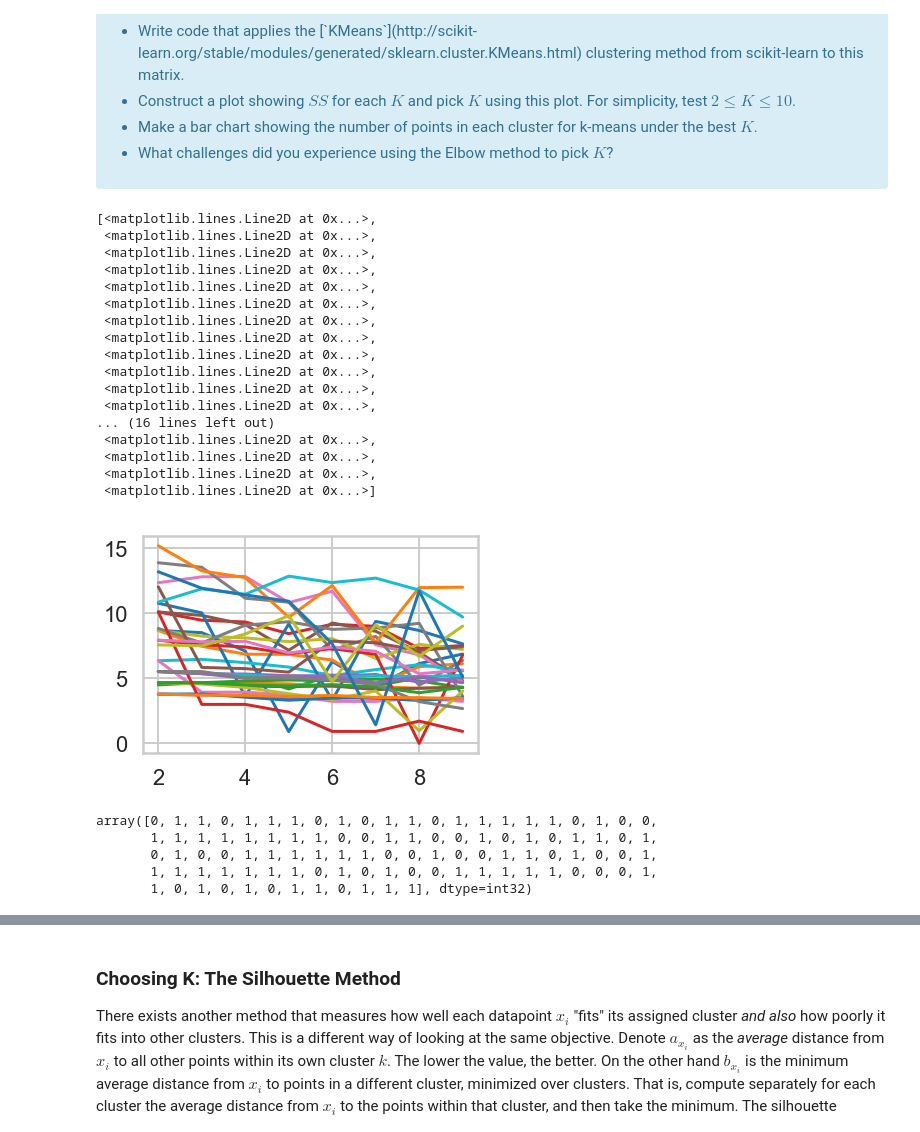
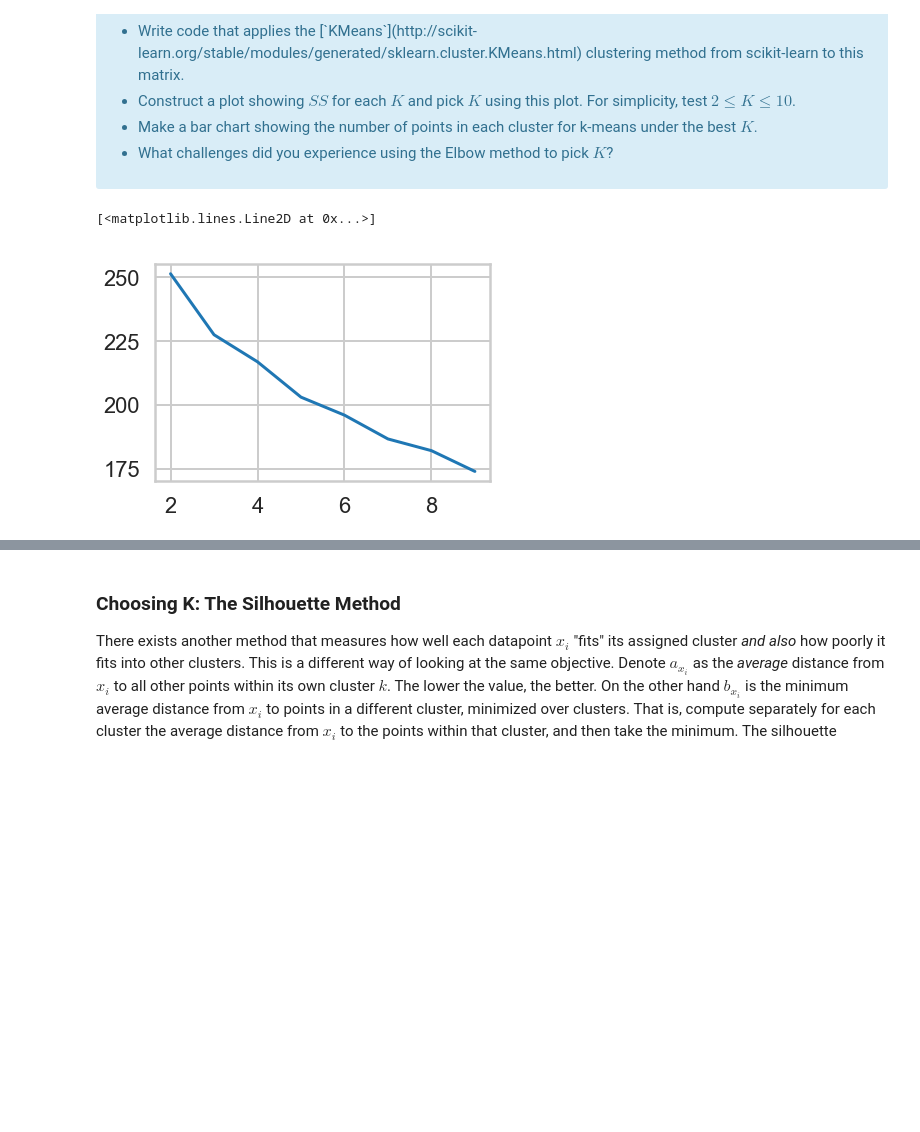
Before and after one commit to adithyansubramanian/Springboard_Clustering, a Jupyter notebook: Mini_Project_Clustering.ipynb, the cells around one changed output, grey strips where cells are left out. Saved outputs shown, nothing was run; the diff lists cells and outputs as text; code cells hidden in the pictures; blank space fills up the shorter version.

```diff
--- a/Mini_Project_Clustering.ipynb
+++ b/Mini_Project_Clustering.ipynb
@@ -100,8 +100,6 @@ df_customer
 | 98 | 0.0 | 0.0 | 0.0 | 1.0 | 0.0 | 1.0 | 0.0 | 0.0 | 0.0 | 0.0 | ... | ... |
 | 99 | 0.0 | 0.0 | 0.0 | 0.0 | 0.0 | 1.0 | 0.0 | 0.0 | 1.0 | 0.0 | ... | ... |
 100 rows × 32 columns
-# %%
-df_customer.drop('customer_name', axis=1, inplace=True)
 # %% [markdown]
 ## K-Means Clustering
 
@@ -131,41 +129,19 @@ where $x_i$ is a point, $C_k$ represents cluster $k$ and $\mu_k$ is the centroid
 # %%
 # your turn
 from sklearn.cluster import KMeans
 k = list(range(2,10))
 SS = list()
 clusterdat = {}
+inertia = []
 for value in k:
     model = KMeans(n_clusters=value)
     predictions = model.fit_predict(df_customer)
     center = model.cluster_centers_
     SS.append(np.sum((df_customer-center[predictions])**2))
     clusterdat[str(value)]=predictions
+    inertia.append(model.inertia_)
 
-plt.plot(k,SS)
+plt.plot(k,inertia)
 # %% [output]
-[<matplotlib.lines.Line2D at 0x...>,
- <matplotlib.lines.Line2D at 0x...>,
- <matplotlib.lines.Line2D at 0x...>,
- <matplotlib.lines.Line2D at 0x...>,
- <matplotlib.lines.Line2D at 0x...>,
- <matplotlib.lines.Line2D at 0x...>,
- <matplotlib.lines.Line2D at 0x...>,
- <matplotlib.lines.Line2D at 0x...>,
- <matplotlib.lines.Line2D at 0x...>,
- <matplotlib.lines.Line2D at 0x...>,
- <matplotlib.lines.Line2D at 0x...>,
- <matplotlib.lines.Line2D at 0x...>,
-... (16 lines left out)
- <matplotlib.lines.Line2D at 0x...>,
- <matplotlib.lines.Line2D at 0x...>,
- <matplotlib.lines.Line2D at 0x...>,
- <matplotlib.lines.Line2D at 0x...>]
+[<matplotlib.lines.Line2D at 0x...>]
-[figure, old version]
+[figure, new version]
-# %%
-clusterdat['2']
-# %% [output]
-array([0, 1, 1, 0, 1, 1, 1, 0, 1, 0, 1, 1, 0, 1, 1, 1, 1, 1, 0, 1, 0, 0,
-       1, 1, 1, 1, 1, 1, 1, 1, 0, 0, 1, 1, 0, 0, 1, 0, 1, 0, 1, 1, 0, 1,
-       0, 1, 0, 0, 1, 1, 1, 1, 1, 1, 0, 0, 1, 0, 0, 1, 1, 0, 1, 0, 0, 1,
-       1, 1, 1, 1, 1, 1, 1, 0, 1, 0, 1, 0, 0, 1, 1, 1, 1, 1, 0, 0, 0, 1,
-       1, 0, 1, 0, 1, 0, 1, 1, 0, 1, 1, 1], dtype=int32)
```
Also changed, not shown: parts of 6 cells of this notebook.
